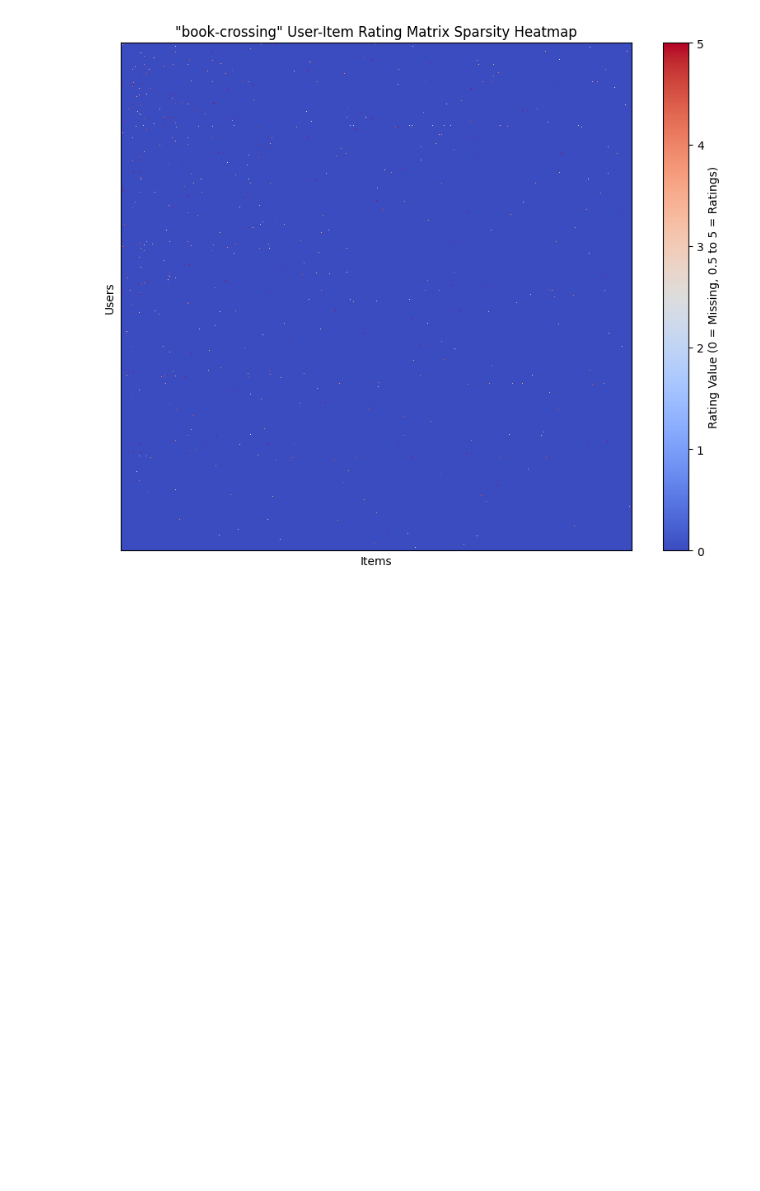
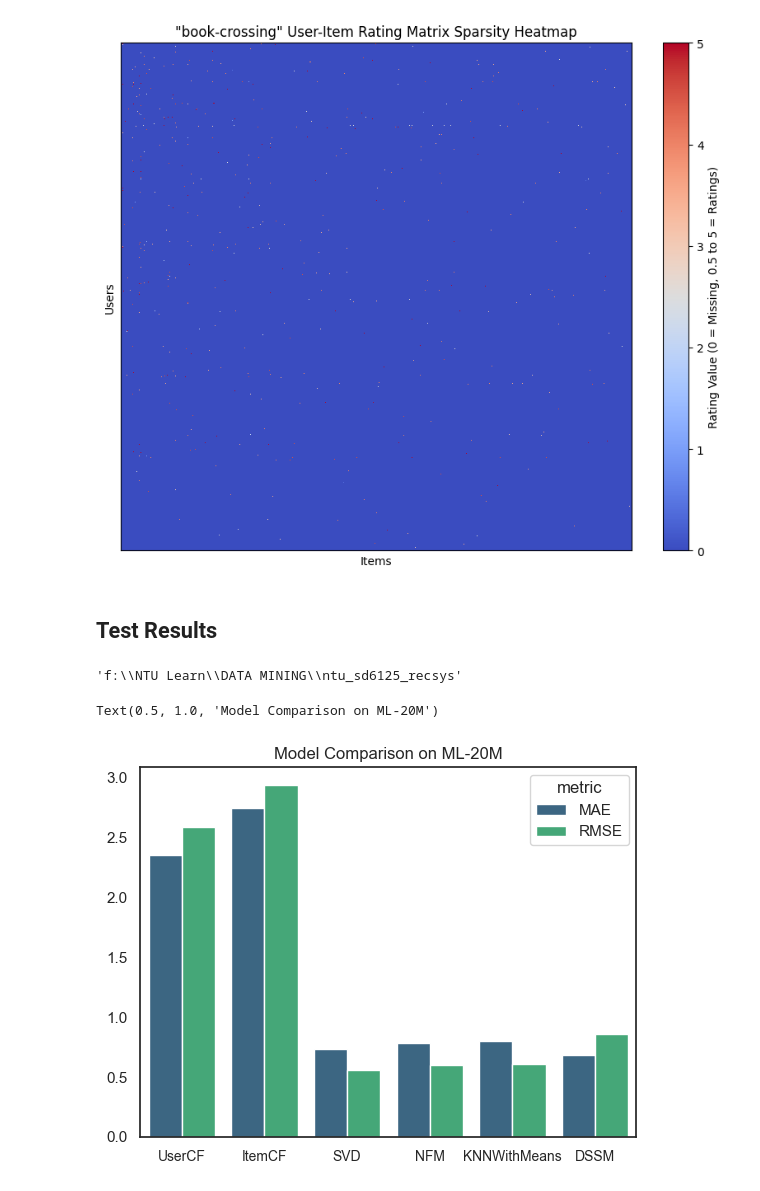
Before and after one commit to HoweChen0517/ntu_sd6125_recsys, a Jupyter notebook: notebook/data_visualization.ipynb, the cells around one changed output. Cells and saved outputs as stored; diff of their text form; code cells hidden in the pictures; blank space fills up the shorter version.

```diff
--- a/notebook/data_visualization.ipynb
+++ b/notebook/data_visualization.ipynb
@@ -128,3 +128,23 @@ plot_sparsity_heatmap(ml_20m_train_matrix_df, data_set_name='ml-20m')
 plot_sparsity_heatmap(book_crossing_train_matrix_df, data_set_name='book-crossing')
 # %% [output]
 [figure]
+# %% [markdown]
+## Test Results
+# %%
+os.getcwd()
+# %% [output]
+'f:\\NTU Learn\\DATA MINING\\ntu_sd6125_recsys'
+# %%
+ml_20m_results = pd.read_csv(r'output\result\test_results_ml_20m.csv')
+# %%
+sns.set(style='white')
+plt.figszie=(10,6)
+sns.barplot(x='model', y='error',hue='metric', data=ml_20m_results, palette='viridis')
+plt.xticks(fontsize=10)
+plt.yticks(range(0,6,1),fontsize=10)
+plt.ylabel('')
+plt.xlabel('')
+plt.title('Model Comparison on ML-20M')
+# %% [output]
+Text(0.5, 1.0, 'Model Comparison on ML-20M')
+[figure, added]
```
Also changed, not shown: parts of 2 cells of this notebook, 7 other files.
